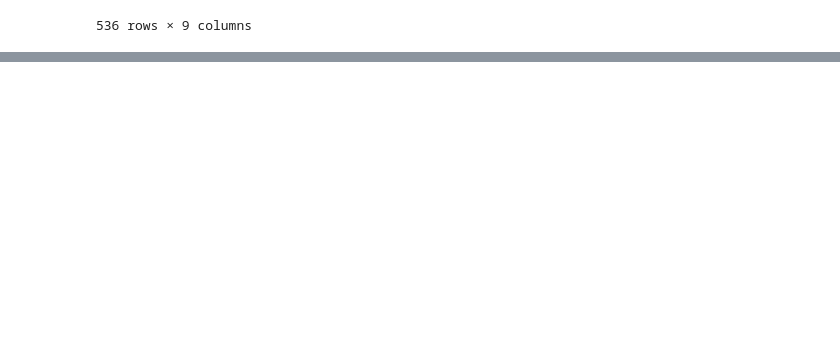
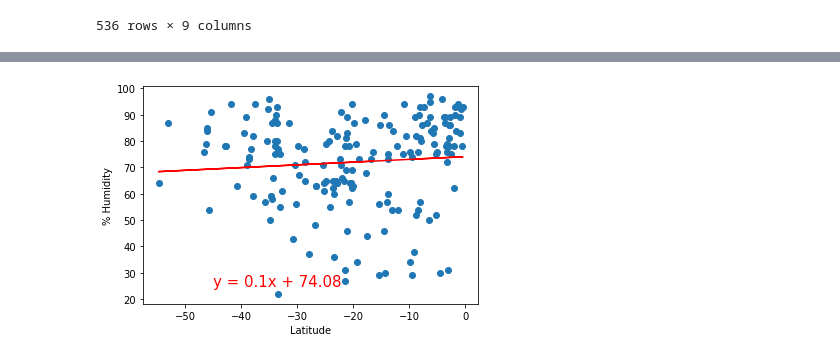
Before and after one commit to deepayogesh/World_Weather_Analysis, a Jupyter notebook: WeatherPy.ipynb, the cells around one changed output, grey strips where cells are left out. Drawn from its saved outputs; the diff is of its cells as text; code cells hidden in the pictures; blank space fills up the shorter version.

```diff
--- a/WeatherPy.ipynb
+++ b/WeatherPy.ipynb
@@ -321,0 +428,8 @@ plt.show()
+# %%
+# Linear regression on the Southern Hemisphere humidity
+x_values = southern_hemi_df["Lat"]
+y_values = southern_hemi_df["Humidity"]
+# Call the function.
+plot_linear_regression(x_values, y_values,'Linear Regression on the Southern Hemisphere \nfor % Humidity', '% Humidity',(-45,25))
+# %% [output]
+[figure, added]
```
Also changed, not shown: parts of 31 cells of this notebook.
